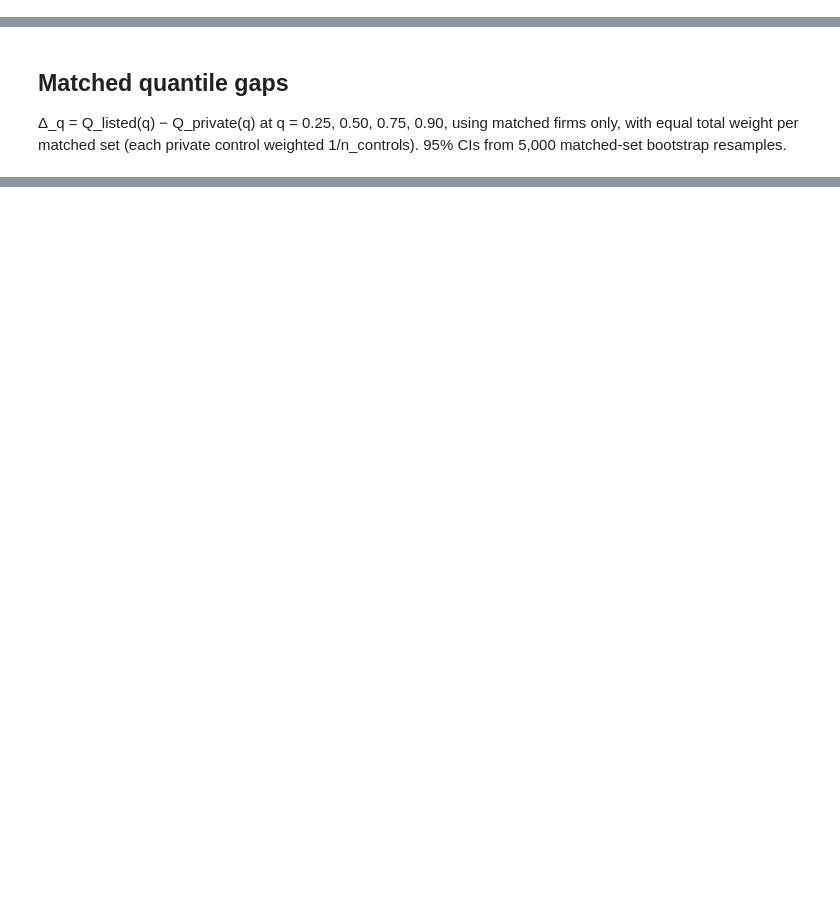
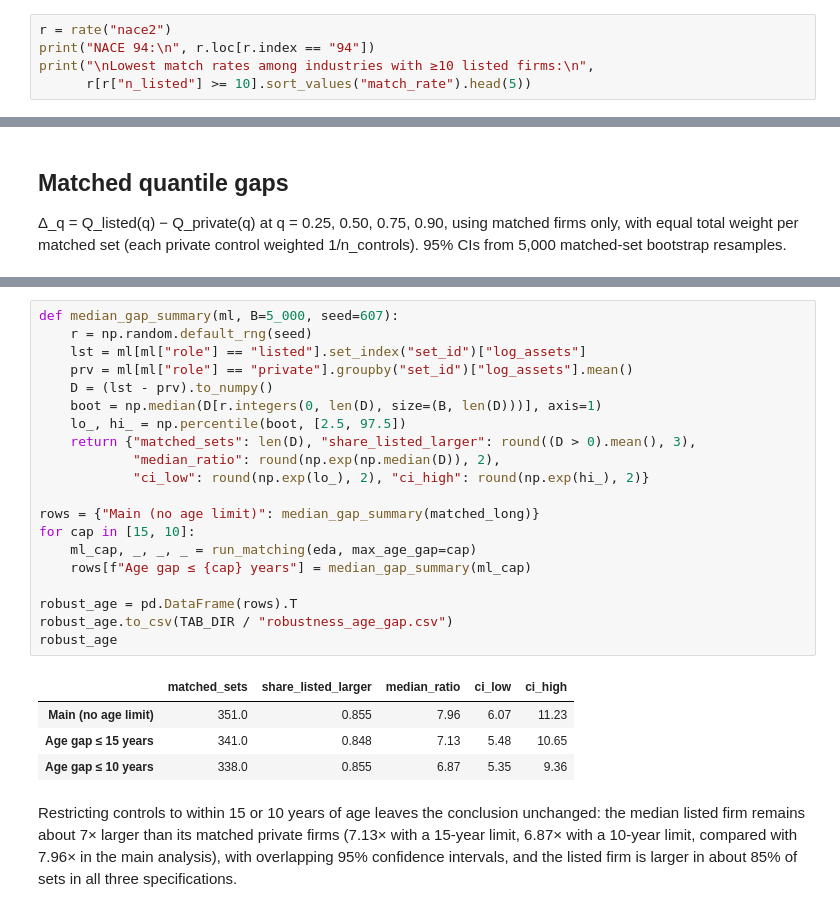
Before and after one commit to mljiang2026-oss/ds607-singapore-firm-size, a Jupyter notebook: notebooks/02_matching_inference.ipynb, the cells around one changed output, grey strips where cells are left out. Drawn from its saved outputs; the diff is of its cells as text; blank space fills up the shorter version.

Commit message:
Exclude listed firms' subsidiaries, matching function, age-gap robustness, updated interpretation

```diff
--- a/notebooks/02_matching_inference.ipynb
+++ b/notebooks/02_matching_inference.ipynb
@@ -255,3 +271,8 @@ True     353     23.74              18.32
 71           17        1.00
 52           14        1.00
 86           14        1.00
+# %%
+r = rate("nace2")
+print("NACE 94:\n", r.loc[r.index == "94"])
+print("\nLowest match rates among industries with ≥10 listed firms:\n",
+      r[r["n_listed"] >= 10].sort_values("match_rate").head(5))
@@ -388,0 +446,27 @@ summary
+# %%
+def median_gap_summary(ml, B=5_000, seed=607):
+    r = np.random.default_rng(seed)
+    lst = ml[ml["role"] == "listed"].set_index("set_id")["log_assets"]
+    prv = ml[ml["role"] == "private"].groupby("set_id")["log_assets"].mean()
+    D = (lst - prv).to_numpy()
+    boot = np.median(D[r.integers(0, len(D), size=(B, len(D)))], axis=1)
+    lo_, hi_ = np.percentile(boot, [2.5, 97.5])
+    return {"matched_sets": len(D), "share_listed_larger": round((D > 0).mean(), 3),
+            "median_ratio": round(np.exp(np.median(D)), 2),
+            "ci_low": round(np.exp(lo_), 2), "ci_high": round(np.exp(hi_), 2)}
+
+rows = {"Main (no age limit)": median_gap_summary(matched_long)}
+for cap in [15, 10]:
+    ml_cap, _, _, _ = run_matching(eda, max_age_gap=cap)
+    rows[f"Age gap ≤ {cap} years"] = median_gap_summary(ml_cap)
+
+robust_age = pd.DataFrame(rows).T
+robust_age.to_csv(TAB_DIR / "robustness_age_gap.csv")
+robust_age
+# %% [output]
+|  | matched_sets | share_listed_larger | median_ratio | ci_low | ci_high |
+| Main (no age limit) | 351.0 | 0.855 | 7.96 | 6.07 | 11.23 |
+| Age gap ≤ 15 years | 341.0 | 0.848 | 7.13 | 5.48 | 10.65 |
+| Age gap ≤ 10 years | 338.0 | 0.855 | 6.87 | 5.35 | 9.36 |
+# %% [markdown]
+Restricting controls to within 15 or 10 years of age leaves the conclusion unchanged: the median listed firm remains about 7× larger than its matched private firms (7.13× with a 15-year limit, 6.87× with a 10-year limit, compared with 7.96× in the main analysis), with overlapping 95% confidence intervals, and the listed firm is larger in about 85% of sets in all three specifications.
```
Also changed, not shown: parts of 20 cells of this notebook, 13 other files.
